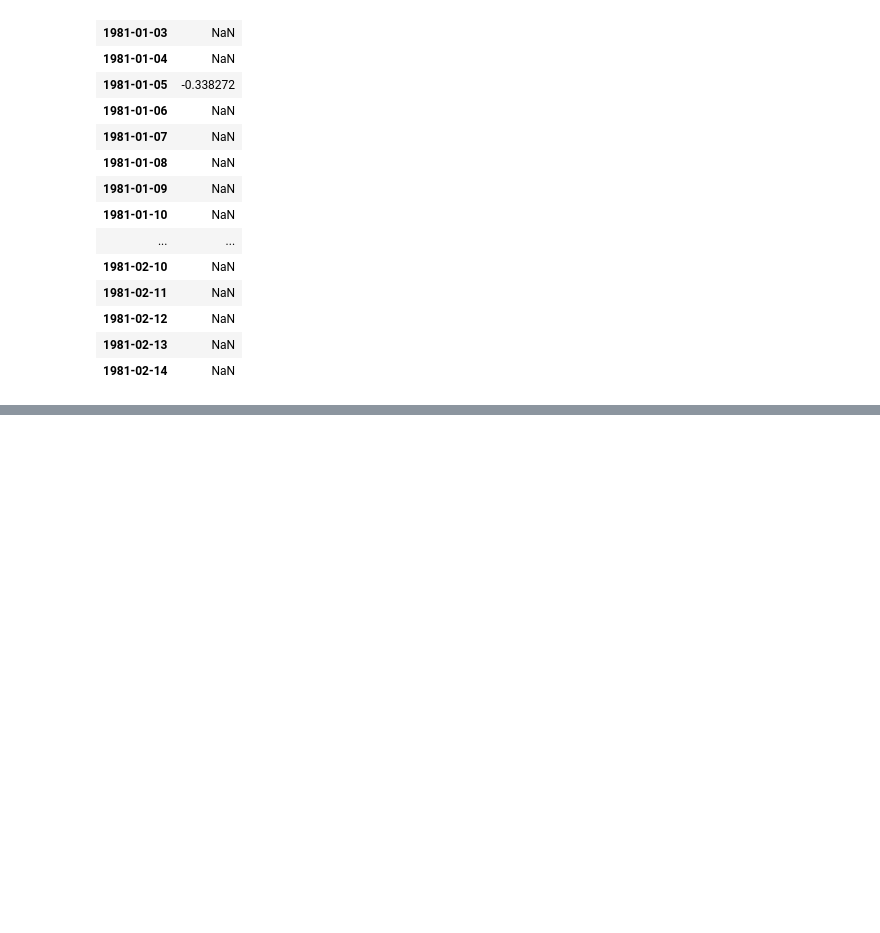
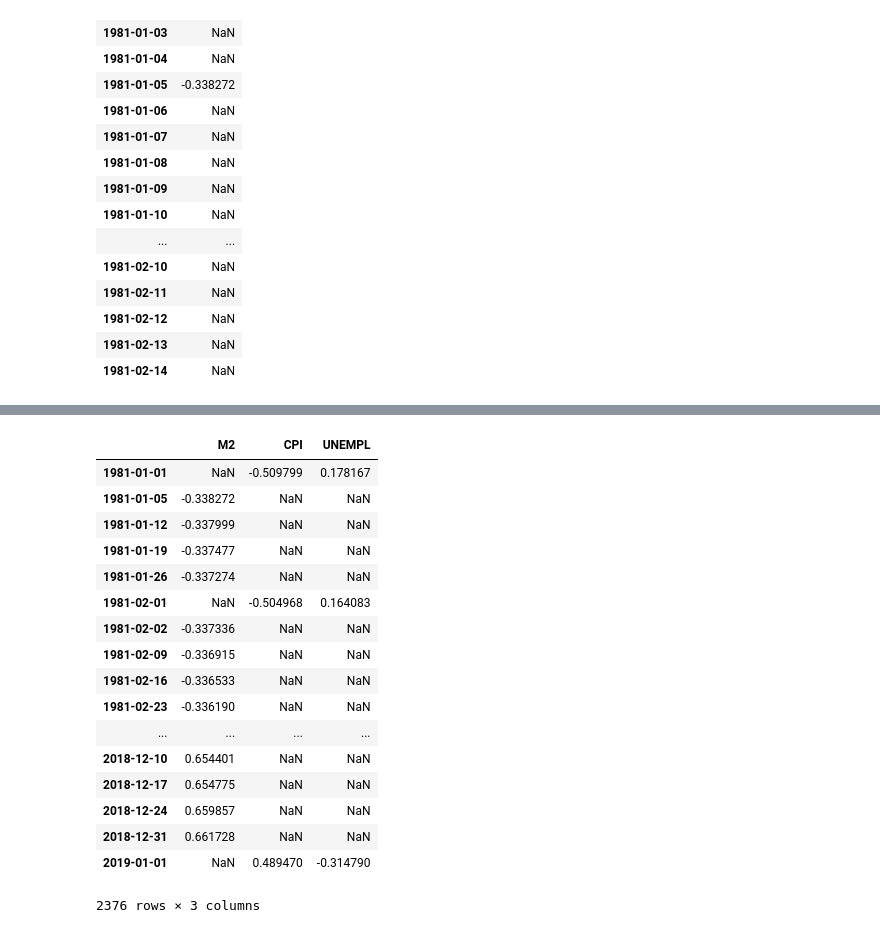
Before and after one commit to mhugman/RiceProj, a Jupyter notebook: notebooks/QuandlQuantity.ipynb, the cells around one changed output, grey strips where cells are left out. Saved outputs shown, nothing was run; the diff lists cells and outputs as text; code cells hidden in the pictures; blank space fills up the shorter version.

```diff
--- a/notebooks/QuandlQuantity.ipynb
+++ b/notebooks/QuandlQuantity.ipynb
@@ -142,0 +160,21 @@ combined_data
+# %%
+combined_data.dropna(how='all')
+# %% [output]
+|  | M2 | CPI | UNEMPL |
+| 1981-01-01 | NaN | -0.509799 | 0.178167 |
+| 1981-01-05 | -0.338272 | NaN | NaN |
+| 1981-01-12 | -0.337999 | NaN | NaN |
+| 1981-01-19 | -0.337477 | NaN | NaN |
+| 1981-01-26 | -0.337274 | NaN | NaN |
+| 1981-02-01 | NaN | -0.504968 | 0.164083 |
+| 1981-02-02 | -0.337336 | NaN | NaN |
+| 1981-02-09 | -0.336915 | NaN | NaN |
+| 1981-02-16 | -0.336533 | NaN | NaN |
+| 1981-02-23 | -0.336190 | NaN | NaN |
+| ... | ... | ... | ... |
+| 2018-12-10 | 0.654401 | NaN | NaN |
+| 2018-12-17 | 0.654775 | NaN | NaN |
+| 2018-12-24 | 0.659857 | NaN | NaN |
+| 2018-12-31 | 0.661728 | NaN | NaN |
+| 2019-01-01 | NaN | 0.489470 | -0.314790 |
+2376 rows × 3 columns
```
Also changed, not shown: parts of 8 cells of this notebook, 2 other files.
